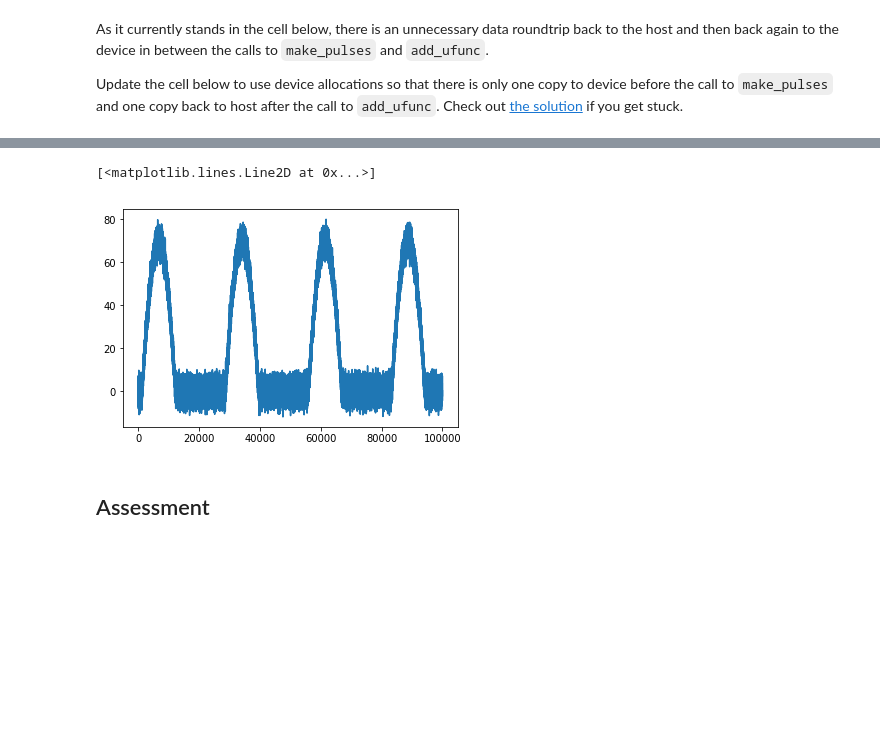
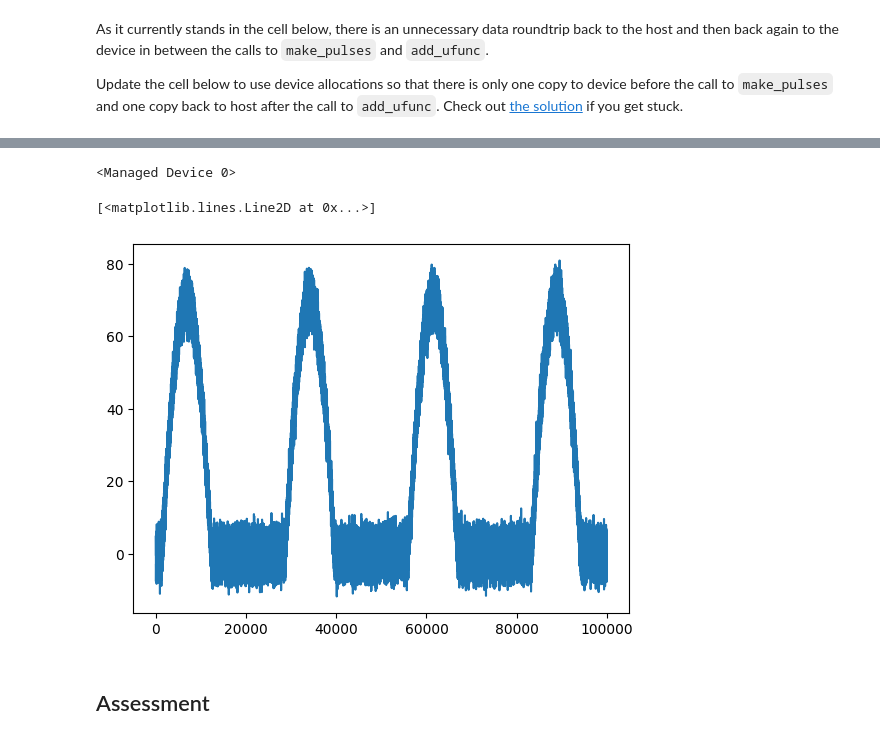
Before and after one commit to marcoman/nvidia-cuda-python, a Jupyter notebook: Introduction to CUDA Python with Numba.ipynb, the cells around one changed output, grey strips where cells are left out. Saved outputs shown, nothing was run; the diff lists cells and outputs as text; code cells hidden in the pictures; blank space fills up the shorter version.

Commit message:
I added one more clarification to read from the device the waveform.

```diff
--- a/Introduction to CUDA Python with Numba.ipynb
+++ b/Introduction to CUDA Python with Numba.ipynb
@@ -631,0 +633,3 @@ waveform = add_ufunc(out_pulse, device_noise)
+# %%
+for i in range(10):
+    print (waveform[i])
@@ -632,10 +654,22 @@ waveform = add_ufunc(out_pulse, device_noise)
+# %%
+from numba import cuda
+print(cuda.gpus)
+# %% [output]
+<Managed Device 0>
 # %%
 %matplotlib inline
 from matplotlib import pyplot as plt
-plt.plot(waveform)
+
+#plt.plot(waveform)
+mywave = []
+for i in range(1000):
+    mywave.append(i)
+
+wave = waveform.copy_to_host()
+plt.plot(wave)
 # %% [output]
 [<matplotlib.lines.Line2D at 0x...>]
-[figure, old version]
+[figure, new version]
 # %% [markdown]
 ## Assessment
 # %% [markdown]
```
Also changed, not shown: parts of 26 cells of this notebook.
